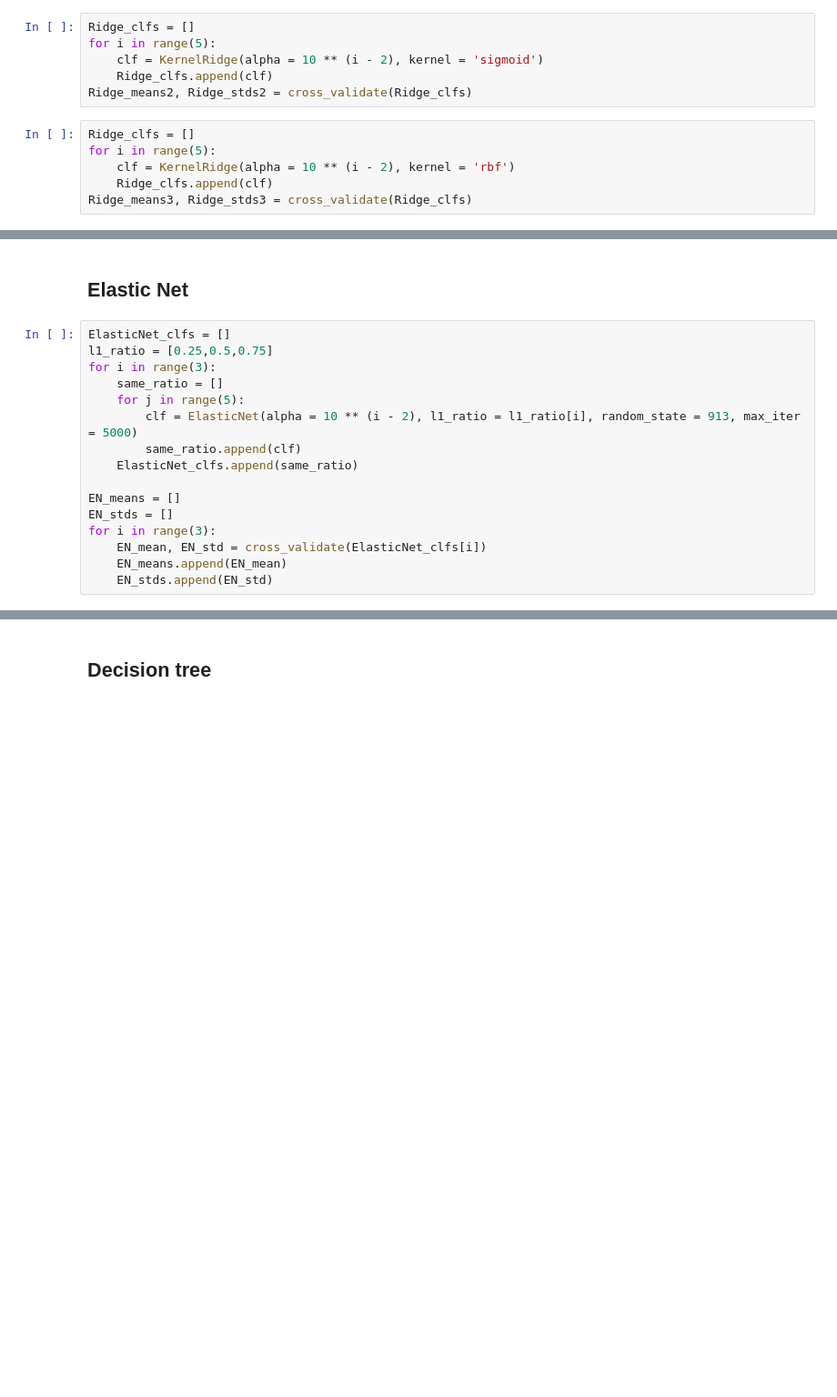
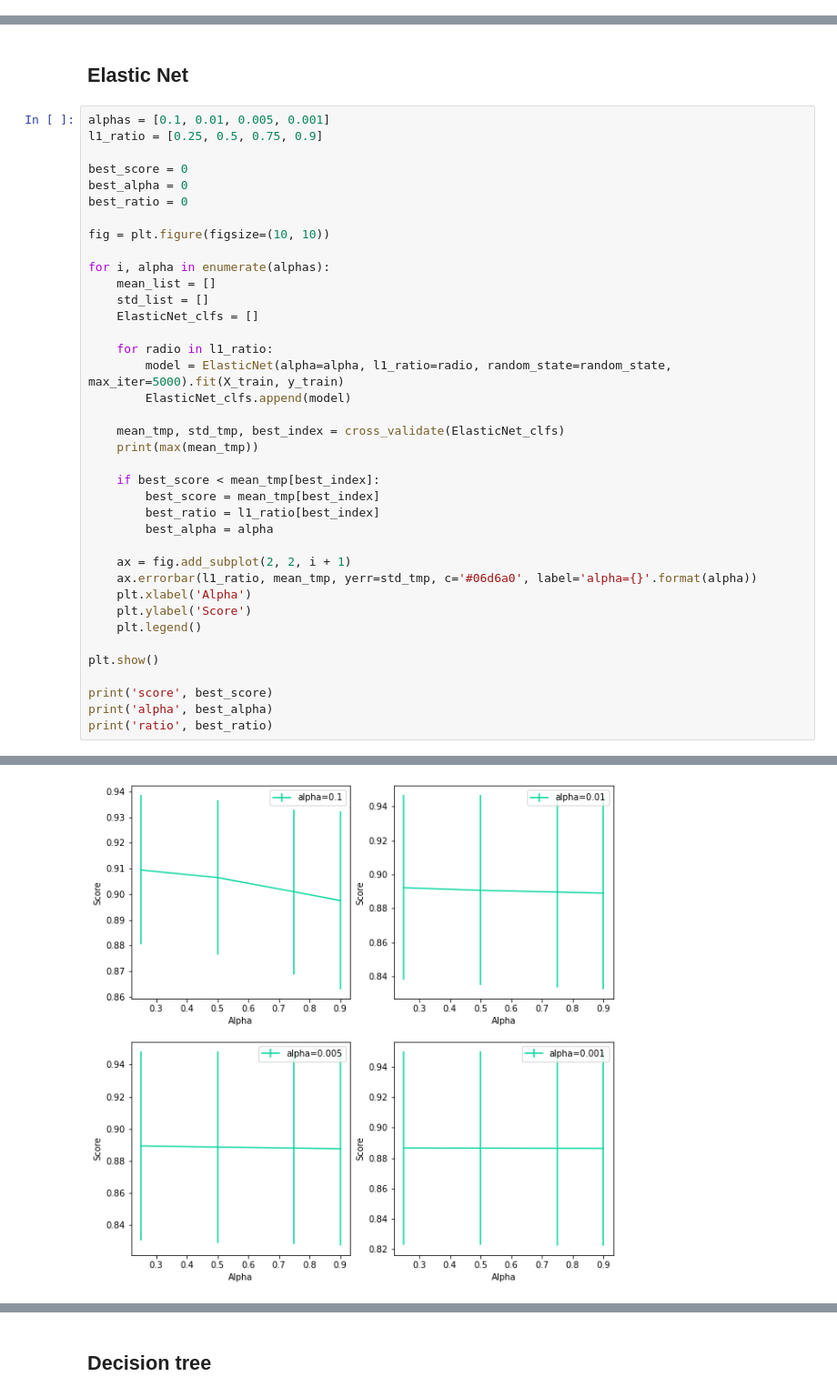
Before and after one commit to Chenmo1212/ML-WIC_predict, a Jupyter notebook: z-score归一化.ipynb, the cells around one changed output, grey strips where cells are left out. Shown at 91% size. Drawn from its saved outputs; the diff is of its cells as text; blank space fills up the shorter version.

```diff
--- a/z-score归一化.ipynb
+++ b/z-score归一化.ipynb
@@ -148,12 +203,0 @@ Ridge_means1, Ridge_stds1 = cross_validate(Ridge_clfs)
-# %%
-Ridge_clfs = []
-for i in range(5):
-    clf = KernelRidge(alpha = 10 ** (i - 2), kernel = 'sigmoid')
-    Ridge_clfs.append(clf)
-Ridge_means2, Ridge_stds2 = cross_validate(Ridge_clfs)
-# %%
-Ridge_clfs = []
-for i in range(5):
-    clf = KernelRidge(alpha = 10 ** (i - 2), kernel = 'rbf')
-    Ridge_clfs.append(clf)
-Ridge_means3, Ridge_stds3 = cross_validate(Ridge_clfs)
@@ -193,18 +225,41 @@ Lasso_mean
 # %% [markdown]
 ## Elastic Net
 # %%
-ElasticNet_clfs = []
-l1_ratio = [0.25,0.5,0.75]
-for i in range(3):
-    same_ratio = []
-    for j in range(5):
-        clf = ElasticNet(alpha = 10 ** (i - 2), l1_ratio = l1_ratio[i], random_state = 913, max_iter = 5000)
-        same_ratio.append(clf)
-    ElasticNet_clfs.append(same_ratio)
+alphas = [0.1, 0.01, 0.005, 0.001]
+l1_ratio = [0.25, 0.5, 0.75, 0.9]
 
-EN_means = []
-EN_stds = []
-for i in range(3):
-    EN_mean, EN_std = cross_validate(ElasticNet_clfs[i])
-    EN_means.append(EN_mean)
-    EN_stds.append(EN_std)
+best_score = 0
+best_alpha = 0
+best_ratio = 0
+
+fig = plt.figure(figsize=(10, 10))
+
+for i, alpha in enumerate(alphas):
+    mean_list = []
+    std_list = []
+    ElasticNet_clfs = []
+
+    for radio in l1_ratio:
+        model = ElasticNet(alpha=alpha, l1_ratio=radio, random_state=random_state, max_iter=5000).fit(X_train, y_train)
+        ElasticNet_clfs.append(model)
+
+    mean_tmp, std_tmp, best_index = cross_validate(ElasticNet_clfs)
+    print(max(mean_tmp))
+
+    if best_score < mean_tmp[best_index]:
+        best_score = mean_tmp[best_index]
+        best_ratio = l1_ratio[best_index]
+        best_alpha = alpha
+
+    ax = fig.add_subplot(2, 2, i + 1)
+    ax.errorbar(l1_ratio, mean_tmp, yerr=std_tmp, c='#06d6a0', label='alpha={}'.format(alpha))
+    plt.xlabel('Alpha')
+    plt.ylabel('Score')
+    plt.legend()
+
+plt.show()
+
+print('score', best_score)
+print('alpha', best_alpha)
+print('ratio', best_ratio)
+# %% [output]
@@ -210,0 +270 @@ for i in range(3):
+[figure, added]
```
Also changed, not shown: parts of 24 cells of this notebook, 1 other file.
